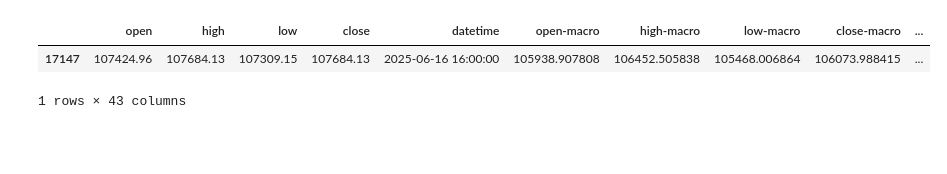
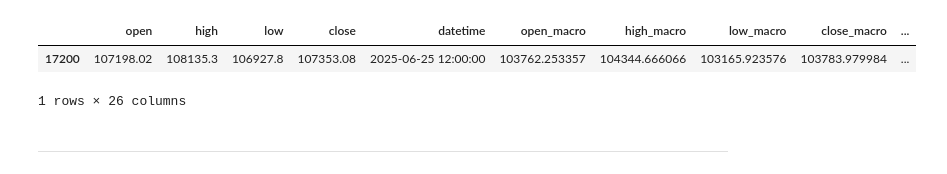
Before and after one commit to e183b796621afbf902067460/hand-of-midas, a Jupyter notebook: notebooks/DS-2/global-trend-lines.ipynb, the cells around one changed output. Drawn from its saved outputs; the diff is of its cells as text; code cells hidden in the pictures; blank space fills up the shorter version.

```diff
--- a/notebooks/DS-2/global-trend-lines.ipynb
+++ b/notebooks/DS-2/global-trend-lines.ipynb
@@ -7,6 +6,6 @@ from pandas import DataFrame, read_csv
 import plotly.graph_objects as go
 from talib._ta_lib import EMA
 # %%
-ohlc: DataFrame = read_csv("/home/spuchin/GitHub/the-hand-of-midas/notebooks/DS-3/macro-candles.csv")
+ohlc: DataFrame = read_csv("/home/spuchin/GitHub/the-hand-of-midas/notebooks/DS-3/macro-micro-candles.csv")
 ohlc.head(1)
 # %% [output]
@@ -15,41 +14,28 @@ ohlc.head(1)
 # %%
-def is_above(first: float, second: float) -> int:
-    return 1 if first > second else 0
+GLOBAL_EXPONENTIAL_MOVING_AVERAGE: int = 2 ** 10
 
+ohlc["__global_trend"] = (
+    EMA(ohlc["high"].values, GLOBAL_EXPONENTIAL_MOVING_AVERAGE) + EMA(ohlc["low"].values, GLOBAL_EXPONENTIAL_MOVING_AVERAGE)
+) / 2
+ohlc["__global_trend"] = ohlc["__global_trend"].shift(1)
 
-EXPONENTIAL_MOVING_AVERAGE: int = 70
+macro_candle_columns = ["open_macro", "high_macro", "low_macro", "close_macro"]
+for macro_candle_column in macro_candle_columns:
+    ohlc[f"{macro_candle_column}_to_global_trend_ratio"] = (ohlc[macro_candle_column] / ohlc["__global_trend"] - 1)
 
-ohlc["high-global-trend"] = EMA(ohlc["high"].values, EXPONENTIAL_MOVING_AVERAGE)
-ohlc["low-global-trend"] = EMA(ohlc["low"].values, EXPONENTIAL_MOVING_AVERAGE)
+micro_candle_columns = ["open_micro", "high_micro", "low_micro", "close_micro"]
+for micro_candle_column in micro_candle_columns:
+    ohlc[f"{micro_candle_column}_to_global_trend_ratio"] = (ohlc[micro_candle_column] / ohlc["__global_trend"] - 1)
 
-candle_columns = ["open", "high", "low", "close", "open-macro", "high-macro", "low-macro", "close-macro"]
-for candle_column in candle_columns:
-    ohlc[f"is-{candle_column}-above-high-global-trend"] = ohlc.apply(
-        lambda row: is_above(
-            first=row[candle_column],
-            second=row["high-global-trend"]
-        ),
-        axis=1
-    )
-    ohlc[f"is-{candle_column}-above-low-global-trend"] = ohlc.apply(
-        lambda row: is_above(
-            first=row[candle_column],
-            second=row["low-global-trend"]
-        ),
-        axis=1
-    )
-    ohlc[f"{candle_column}-to-high-global-trend-ratio"] = (ohlc[candle_column] / ohlc["high-global-trend"] - 1).shift(1)
-    ohlc[f"{candle_column}-to-low-global-trend-ratio"] = (ohlc[candle_column] / ohlc["low-global-trend"] - 1).shift(1)
-
-    ohlc[f"is-{candle_column}-above-high-global-trend"] = ohlc[f"is-{candle_column}-above-high-global-trend"].shift(1)
-    ohlc[f"is-{candle_column}-above-low-global-trend"] = ohlc[f"is-{candle_column}-above-low-global-trend"].shift(1)
-
-ohlc["high-global-trend"] = ohlc["high-global-trend"].shift(1)
-ohlc["low-global-trend"] = ohlc["low-global-trend"].shift(1)
+noise_candle_columns = ["open", "high", "low", "close"]
+for noise_candle_column in noise_candle_columns:
+    ohlc["__previous"] = ohlc[noise_candle_column].shift(1)
+    ohlc[f"{noise_candle_column}_to_global_trend_ratio"] = (ohlc["__previous"] / ohlc["__global_trend"] - 1)
+    ohlc.drop(["__previous"], axis=1, inplace=True)
 
 ohlc.tail(1)
 # %% [output]
-|  | open | high | low | close | datetime | open-macro | high-macro | low-macro | close-macro | ... |
-| 17147 | 107424.96 | 107684.13 | 107309.15 | 107684.13 | 2025-06-16 16:00:00 | 105938.907808 | 106452.505838 | 105468.006864 | 106073.988415 | ... |
+|  | open | high | low | close | datetime | open_macro | high_macro | low_macro | close_macro | ... |
+| 17200 | 107198.02 | 108135.3 | 106927.8 | 107353.08 | 2025-06-25 12:00:00 | 103762.253357 | 104344.666066 | 103165.923576 | 103783.979984 | ... |
-1 rows × 43 columns
+1 rows × 26 columns
 # %%
@@ -84 +82,3 @@ ohlc.drop(["high-global-trend", "low-global-trend"], axis=1, inplace=True)
 ohlc.to_csv("global-trend-lines.csv", index=False)
+# %% [markdown]
+---
```
Also changed, not shown: parts of 4 cells of this notebook, 2 other files.
